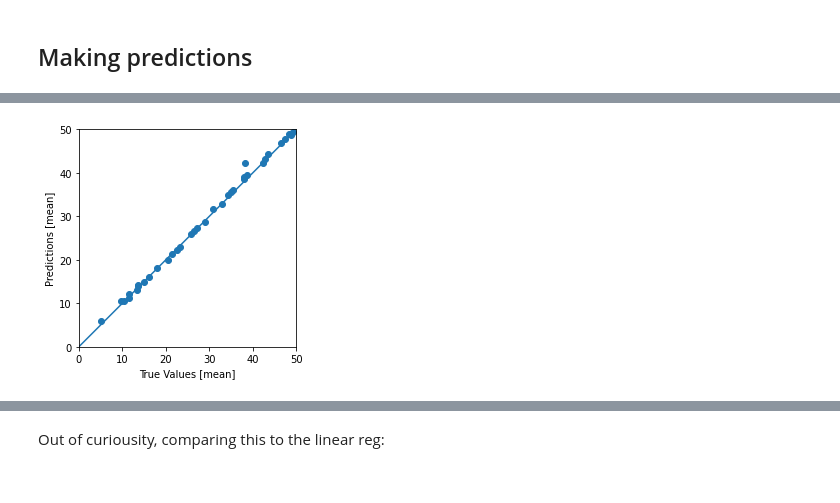
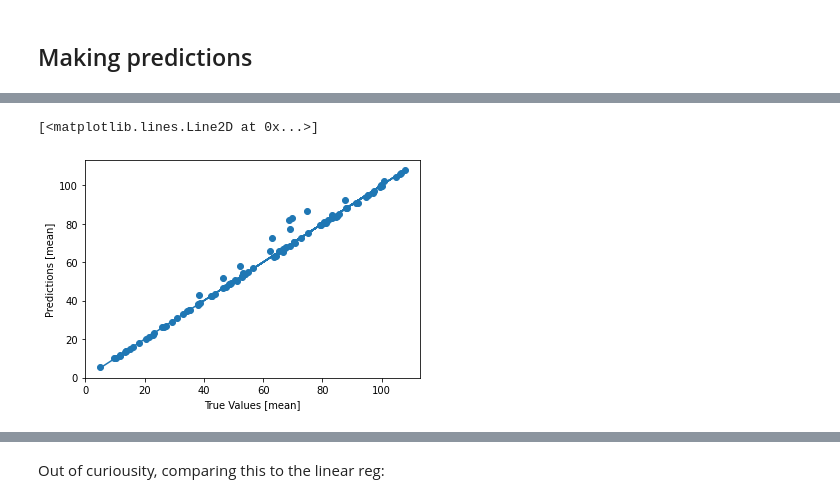
Before and after one commit to diazrenata/feasible-catch, a Jupyter notebook: keras/feasibleset-tensorflow-newdata.ipynb, the cells around one changed output, grey strips where cells are left out. Drawn from its saved outputs; the diff is of its cells as text; code cells hidden in the pictures.

```diff
--- a/keras/feasibleset-tensorflow-newdata.ipynb
+++ b/keras/feasibleset-tensorflow-newdata.ipynb
@@ -385,12 +385,8 @@ pd.DataFrame(test_results, index=['Mean absolute error [mean]']).T
 # %%
 test_predictions = dnn_model.predict(test_features).flatten()
 
-a = plt.axes(aspect='equal')
 plt.scatter(test_labels, test_predictions)
 plt.xlabel('True Values [mean]')
 plt.ylabel('Predictions [mean]')
-lims = [0, 50]
-plt.xlim(lims)
-plt.ylim(lims)
-_ = plt.plot(lims, lims)
+plt.plot(test_labels, test_labels)
 # %% [output]
@@ -398,4 +394,5 @@ _ = plt.plot(lims, lims)
+[<matplotlib.lines.Line2D at 0x...>]
-[figure, old version]
+[figure, new version]
 # %%
 error = test_predictions - test_labels
 plt.hist(error, bins=25)
```
Also changed, not shown: parts of 19 cells of this notebook, 4 other files.
